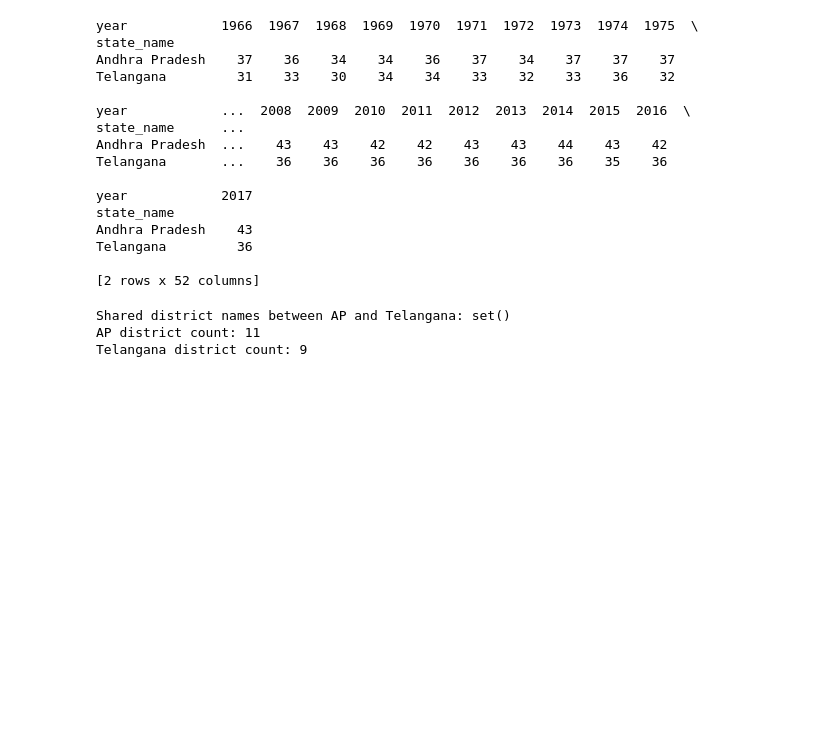
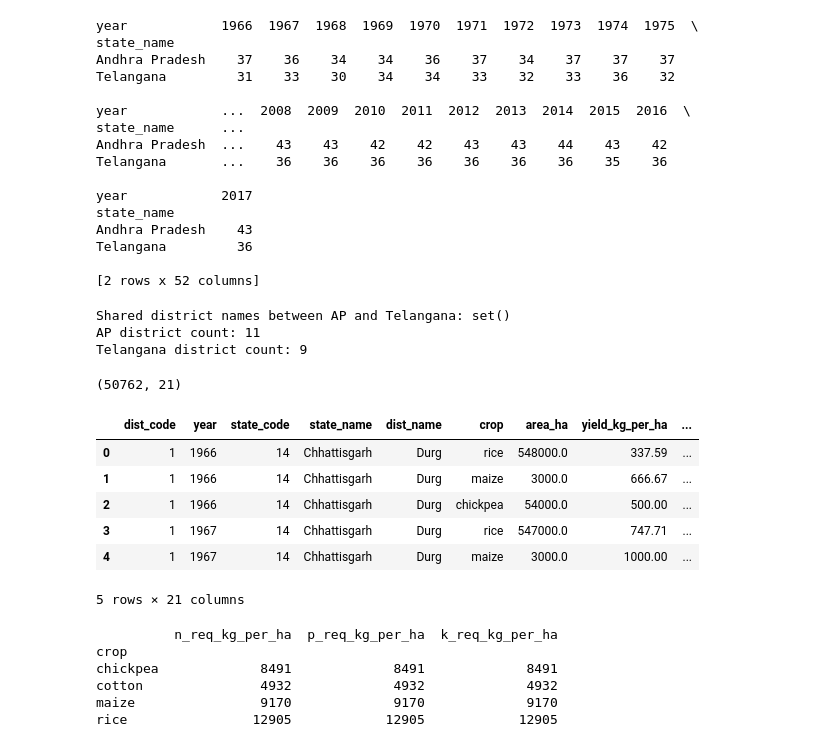
Before and after one commit to prabhavism/AgriVision-AI, a Jupyter notebook: backend/notebooks/Untitled.ipynb, the cells around one changed output. Cells and saved outputs as stored; diff of their text form; code cells hidden in the pictures; blank space fills up the shorter version.

```diff
--- a/backend/notebooks/Untitled.ipynb
+++ b/backend/notebooks/Untitled.ipynb
@@ -492,3 +492,28 @@ print("Telangana district count:", len(tg_districts))
 Shared district names between AP and Telangana: set()
 AP district count: 11
 Telangana district count: 9
+# %%
+import pandas as pd
+import numpy as np
+
+df1 = pd.read_csv("../data/processed/dataset1_with_season.csv")
+print(df1.shape)
+df1.head()
+# %% [output]
+(50762, 21)
+|  | dist_code | year | state_code | state_name | dist_name | crop | area_ha | yield_kg_per_ha | ... |
+| 0 | 1 | 1966 | 14 | Chhattisgarh | Durg | rice | 548000.0 | 337.59 | ... |
+| 1 | 1 | 1966 | 14 | Chhattisgarh | Durg | maize | 3000.0 | 666.67 | ... |
+| 2 | 1 | 1966 | 14 | Chhattisgarh | Durg | chickpea | 54000.0 | 500.00 | ... |
+| 3 | 1 | 1967 | 14 | Chhattisgarh | Durg | rice | 547000.0 | 747.71 | ... |
+| 4 | 1 | 1967 | 14 | Chhattisgarh | Durg | maize | 3000.0 | 1000.00 | ... |
+5 rows × 21 columns
+# %%
+print(df1.groupby('crop')[['n_req_kg_per_ha','p_req_kg_per_ha','k_req_kg_per_ha']].nunique())
+# %% [output]
+          n_req_kg_per_ha  p_req_kg_per_ha  k_req_kg_per_ha
+crop
+chickpea             8491             8491             8491
+cotton               4932             4932             4932
+maize                9170             9170             9170
+rice                12905            12905            12905
```
Also changed, not shown: parts of 25 cells of this notebook.
